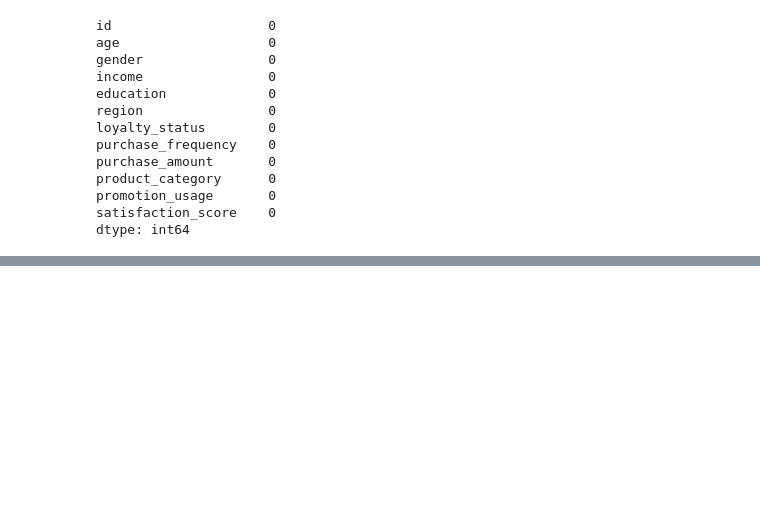
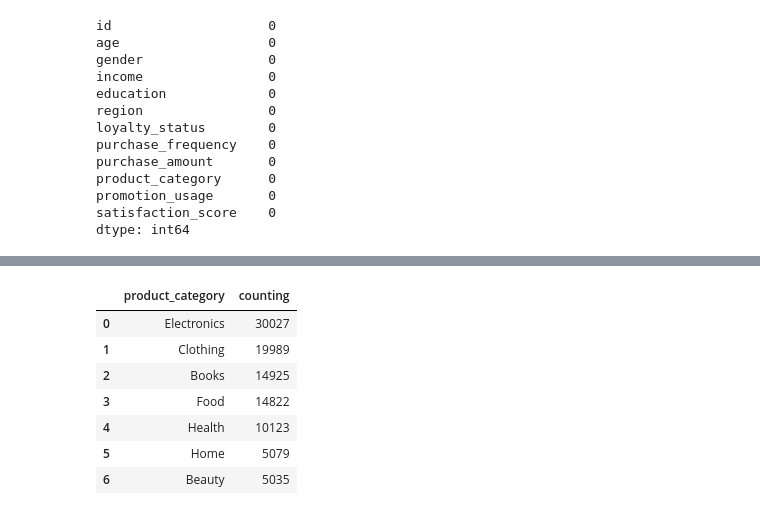
Before and after one commit to dv-tiagosilva/Customer_dataset_analysis, a Jupyter notebook: analysis_customer_dataset.ipynb, the cells around one changed output, grey strips where cells are left out. Cells and saved outputs as stored; diff of their text form; code cells hidden in the pictures; blank space fills up the shorter version.

```diff
--- a/analysis_customer_dataset.ipynb
+++ b/analysis_customer_dataset.ipynb
@@ -77,0 +97,11 @@ dtype: int64
+# %%
+product_category_counting
+# %% [output]
+|  | product_category | counting |
+| 0 | Electronics | 30027 |
+| 1 | Clothing | 19989 |
+| 2 | Books | 14925 |
+| 3 | Food | 14822 |
+| 4 | Health | 10123 |
+| 5 | Home | 5079 |
+| 6 | Beauty | 5035 |
```
Also changed, not shown: parts of 14 cells of this notebook.
